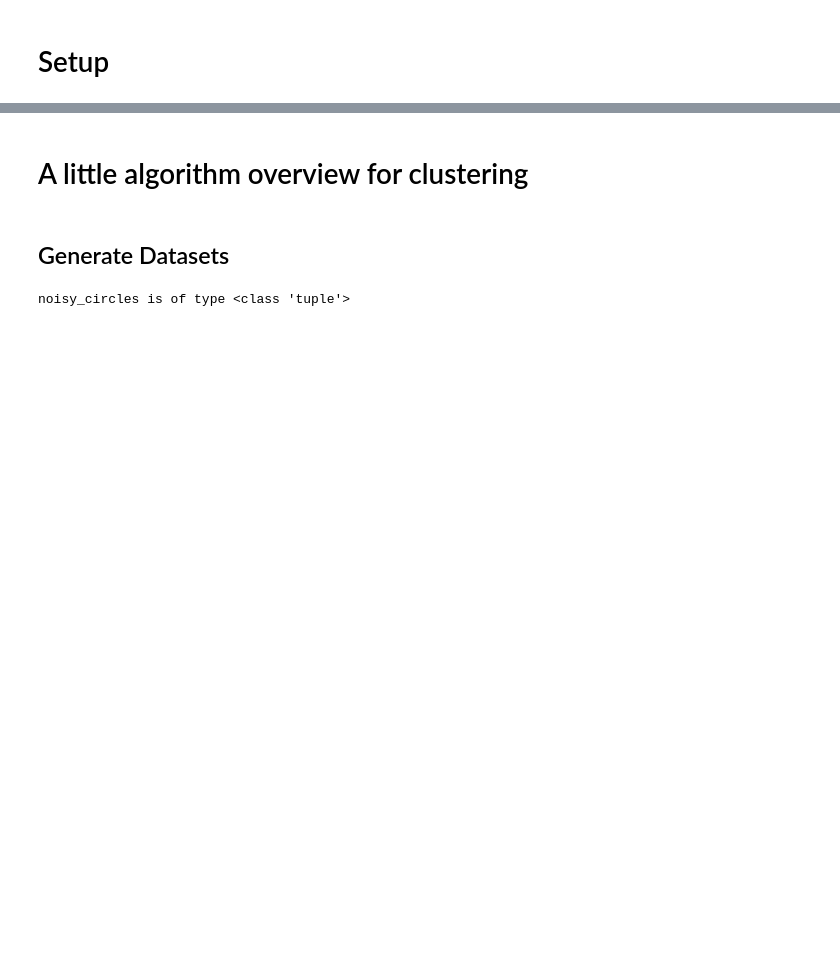
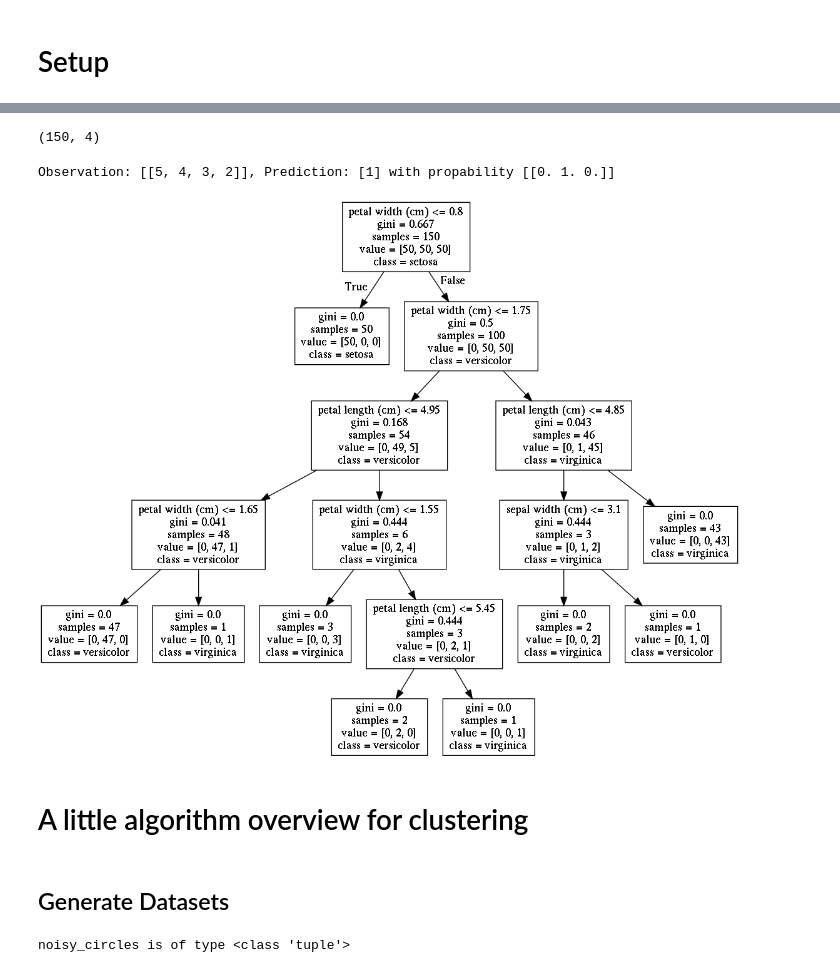
Before and after one commit to putza/msgarage-sklearn, a Jupyter notebook: notebooks/01-Scikit-Introduction.ipynb, the cells around one changed output, grey strips where cells are left out. Cells and saved outputs as stored; diff of their text form; code cells hidden in the pictures; blank space fills up the shorter version.

Commit message:
[MAJOR] - Updated notebook and environment file
Note: Have to find a way for the data

```diff
--- a/notebooks/01-Scikit-Introduction.ipynb
+++ b/notebooks/01-Scikit-Introduction.ipynb
@@ -29,0 +420,4 @@ from sklearn.preprocessing import StandardScaler
+# %%
+iris = datasets.load_iris()
+features = iris.data
+target   = iris.target
@@ -30,3 +444,26 @@ from sklearn.preprocessing import StandardScaler
+# %%
+features.shape
+# %% [output]
+(150, 4)
+# %%
+# Create the Decision tree classifier
+decisiontree = tree.DecisionTreeClassifier(random_state=0)
+
+# Train Model:
+model = decisiontree.fit(features, target)
+# %%
+# Add ovser
+observation = [[5,4,3,2]]
+print(f"Observation: {observation}, Prediction: {model.predict(observation)} with propability {model.predict_proba(observation)}")
+# %% [output]
+Observation: [[5, 4, 3, 2]], Prediction: [1] with propability [[0. 1. 0.]]
+# %%
+from IPython.display import Image
+dot_data = tree.export_graphviz(decisiontree,out_file=None, feature_names=iris.feature_names, class_names=iris.target_names)
+graph = pydotplus.graph_from_dot_data(dot_data)
+Image(graph.create_png())
+# %% [output]
+[figure, added]
 # %% [markdown]
 # A little algorithm overview for clustering
 # %% [markdown]
```
Also changed, not shown: parts of 43 cells of this notebook, 1 other file.
